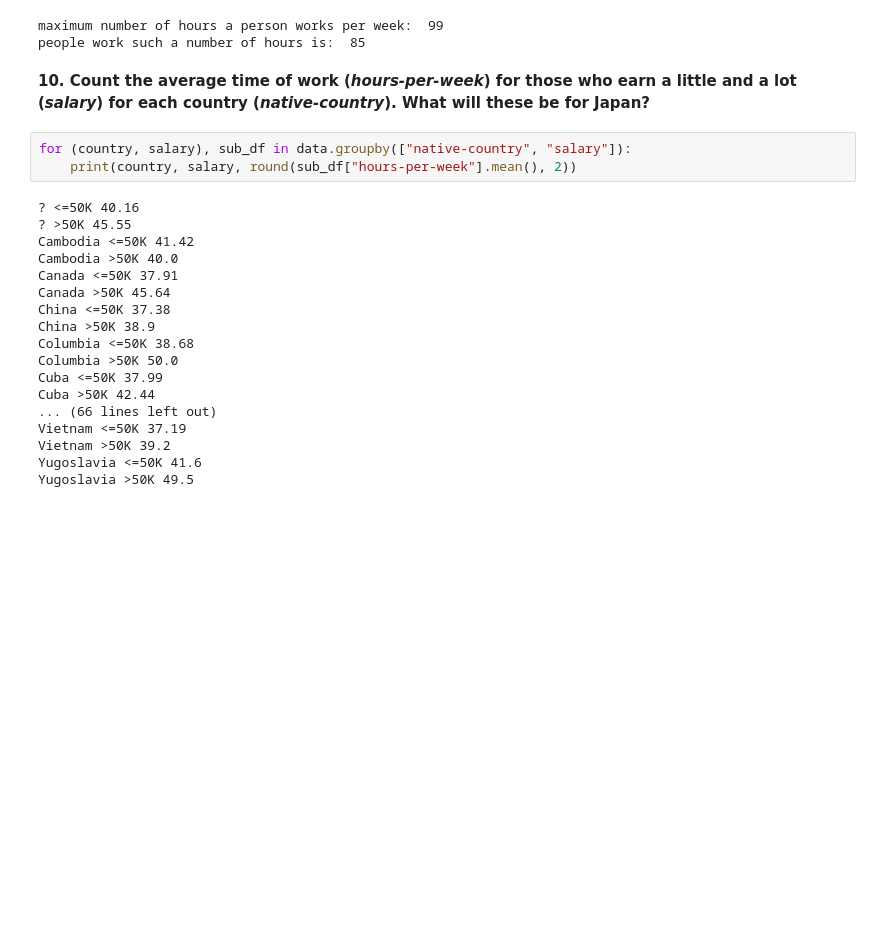
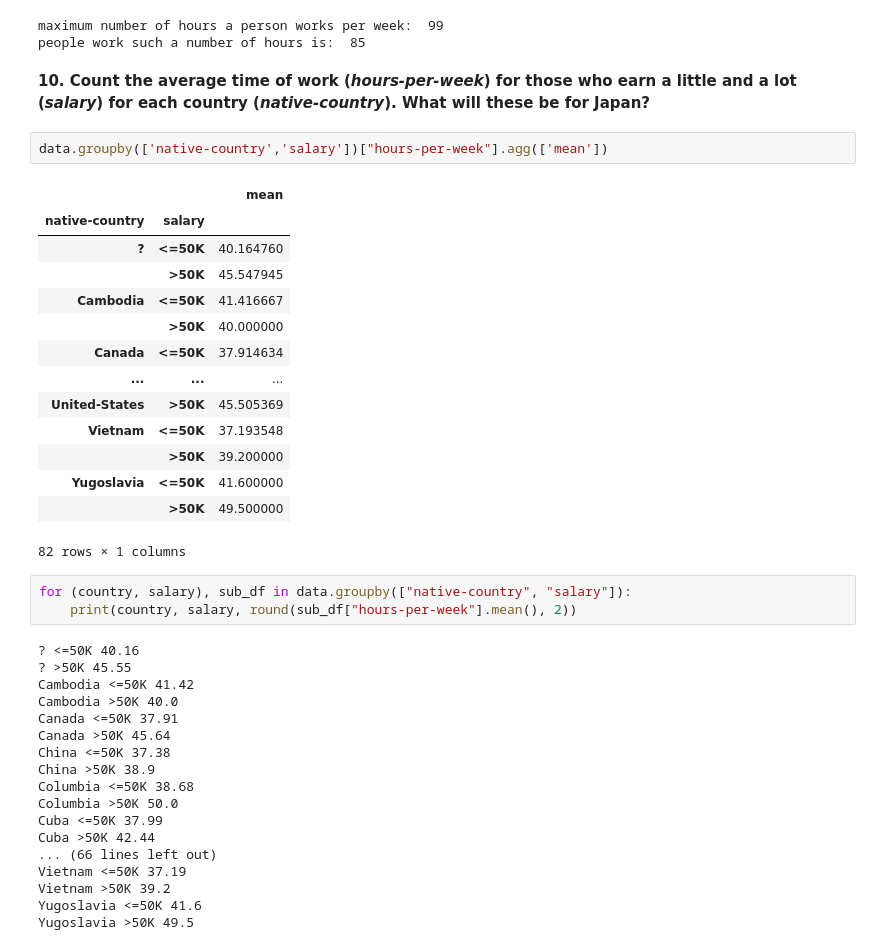
Before and after one commit to nguyencong1227/Programming-data-analysis-with-python, a Jupyter notebook: 12_online/ads/adult-dataset.ipynb, the cells around one changed output. Cells and saved outputs as stored; diff of their text form; blank space fills up the shorter version.

```diff
--- a/12_online/ads/adult-dataset.ipynb
+++ b/12_online/ads/adult-dataset.ipynb
@@ -143,6 +169,23 @@ maximum number of hours a person works per week:  99
 people work such a number of hours is:  85
 # %% [markdown]
 **10. Count the average time of work (*hours-per-week*) for those who earn a little and a lot (*salary*) for each country (*native-country*). What will these be for Japan?**
+# %%
+data.groupby(['native-country','salary'])["hours-per-week"].agg(['mean'])
+# %% [output]
+|  |  | mean |
+| native-country | salary |  |
+| ? | <=50K | 40.164760 |
+|  | >50K | 45.547945 |
+| Cambodia | <=50K | 41.416667 |
+|  | >50K | 40.000000 |
+| Canada | <=50K | 37.914634 |
+| ... | ... | ... |
+| United-States | >50K | 45.505369 |
+| Vietnam | <=50K | 37.193548 |
+|  | >50K | 39.200000 |
+| Yugoslavia | <=50K | 41.600000 |
+|  | >50K | 49.500000 |
+82 rows × 1 columns
 # %%
 for (country, salary), sub_df in data.groupby(["native-country", "salary"]):
     print(country, salary, round(sub_df["hours-per-week"].mean(), 2))
```
Also changed, not shown: parts of 5 cells of this notebook.
